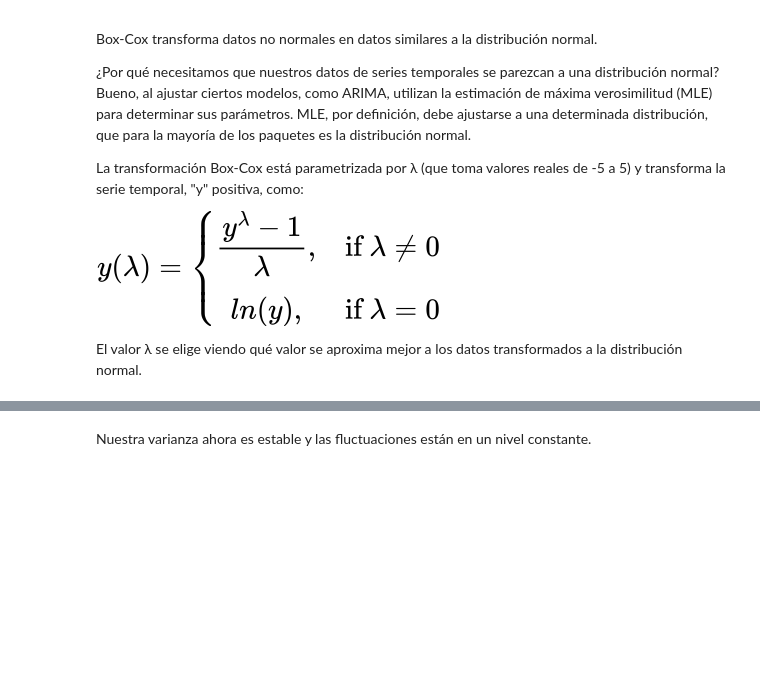
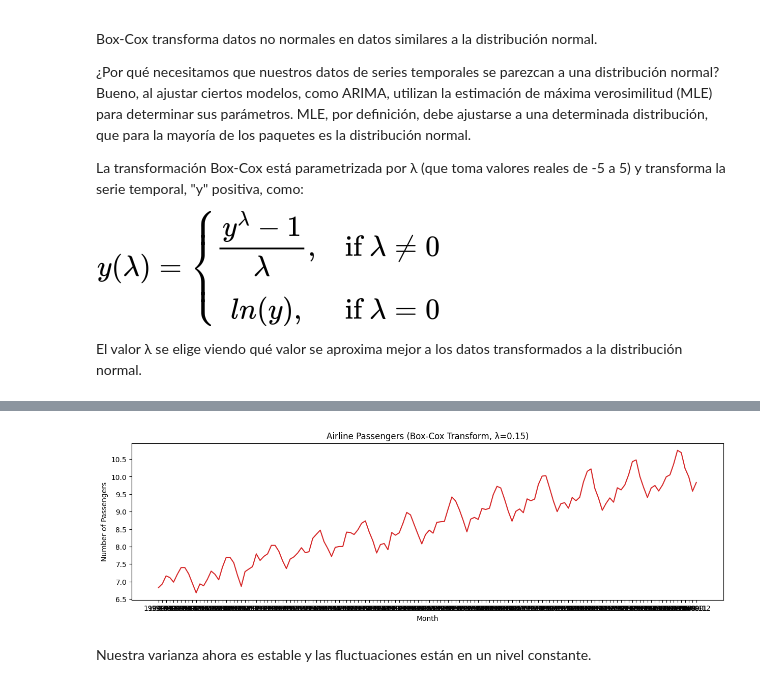
Before and after one commit to treginelli/Series_de_tiempo, a Jupyter notebook: Series_de_tiempo.ipynb, the cells around one changed output, grey strips where cells are left out. Saved outputs shown, nothing was run; the diff lists cells and outputs as text; code cells hidden in the pictures; blank space fills up the shorter version.

```diff
--- a/Series_de_tiempo.ipynb
+++ b/Series_de_tiempo.ipynb
@@ -118,7 +97,8 @@ plotting(title='Airline Passengers', data=data, x='Month',
 # %%
 # Apply box-cox transform and plot it
-data['Passengers_box_cox'], lam = boxcox(data['#Passengers'])
+from scipy.stats import boxcox
 
-plotting(title=f'Airline Passengers (Box-Cox Transform, λ={lam:.2f})', data=data, x='Month', y='Passengers_box_cox',
-         x_label='Date', y_label='Passengers<br>Box-Cox Transform')
+df['Passengers_box_cox'], lam = boxcox(df['#Passengers'])
+
+plot_df(df, x=df['Month'], y=df['Passengers_box_cox'], title=f'Airline Passengers (Box-Cox Transform, λ={lam:.2f})')
 # %% [output]
@@ -126,3 +105,4 @@ plotting(title=f'Airline Passengers (Box-Cox Transform, λ={lam:.2f})', data=dat
+[figure, added]
 # %% [markdown]
 Nuestra varianza ahora es estable y las fluctuaciones están en un nivel constante.
 # %% [markdown]
```
Also changed, not shown: parts of 7 cells of this notebook.
